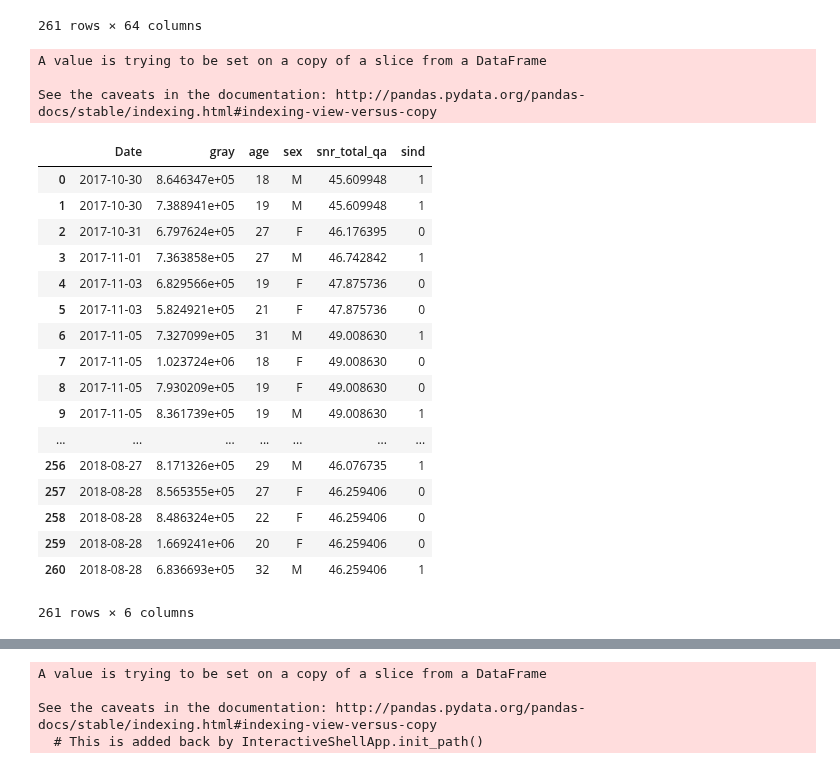
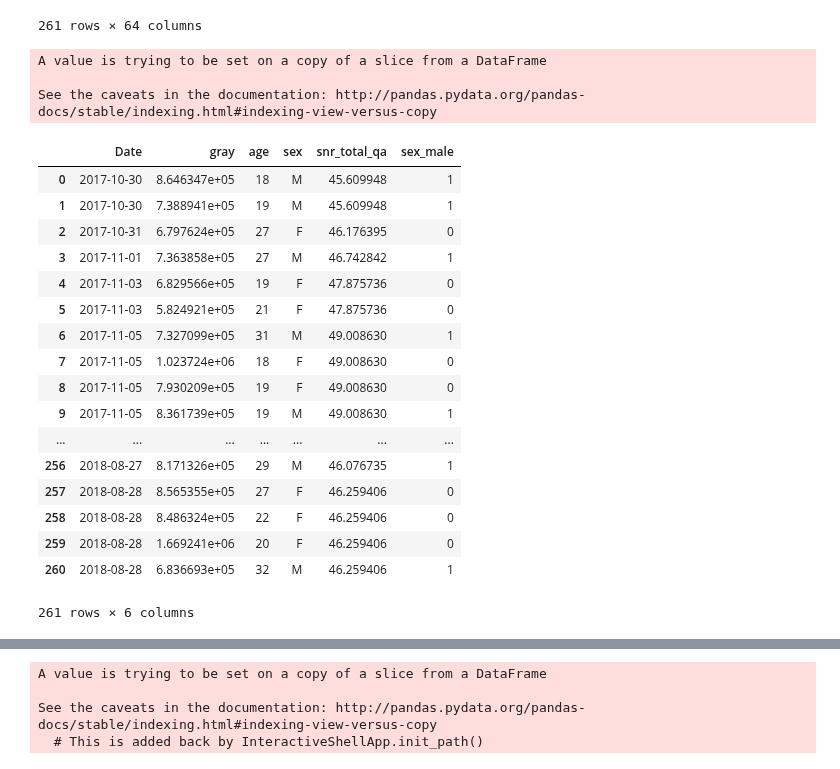
Before and after one commit to proj-nuisance/nuisance, a Jupyter notebook: ipy/nuisance_real_data.ipynb, the cells around one changed output, grey strips where cells are left out. Cells and saved outputs as stored; diff of their text form; code cells hidden in the pictures.

```diff
--- a/ipy/nuisance_real_data.ipynb
+++ b/ipy/nuisance_real_data.ipynb
@@ -117,16 +117,16 @@ final_df
 # %%
 # need to slice a prepared DataFrame first
 real_data_df = pd.DataFrame(final_df,columns=['gray', 'age', 'sex', 'snr_total_qa'])
 real_data_df = real_data_df.reset_index()
 real_data_df = real_data_df.rename(columns={'Date_x': 'Date'})
-real_data_df['sind'] = [0 for item in range(len(real_data_df))]
-real_data_df.sind[real_data_df.sex == 'M'] = int(1)
+real_data_df['sex_male'] = [0 for item in range(len(real_data_df))]
+real_data_df.sex_male[real_data_df.sex == 'M'] = int(1)
 real_data_df
 # %% [output]
 A value is trying to be set on a copy of a slice from a DataFrame
 
 See the caveats in the documentation: http://pandas.pydata.org/pandas-docs/stable/indexing.html#indexing-view-versus-copy
-|  | Date | gray | age | sex | snr_total_qa | sind |
+|  | Date | gray | age | sex | snr_total_qa | sex_male |
 | 0 | 2017-10-30 | 8.646347e+05 | 18 | M | 45.609948 | 1 |
 | 1 | 2017-10-30 | 7.388941e+05 | 19 | M | 45.609948 | 1 |
 | 2 | 2017-10-31 | 6.797624e+05 | 27 | F | 46.176395 | 0 |
```
Also changed, not shown: parts of 6 cells of this notebook, 1 other file.
